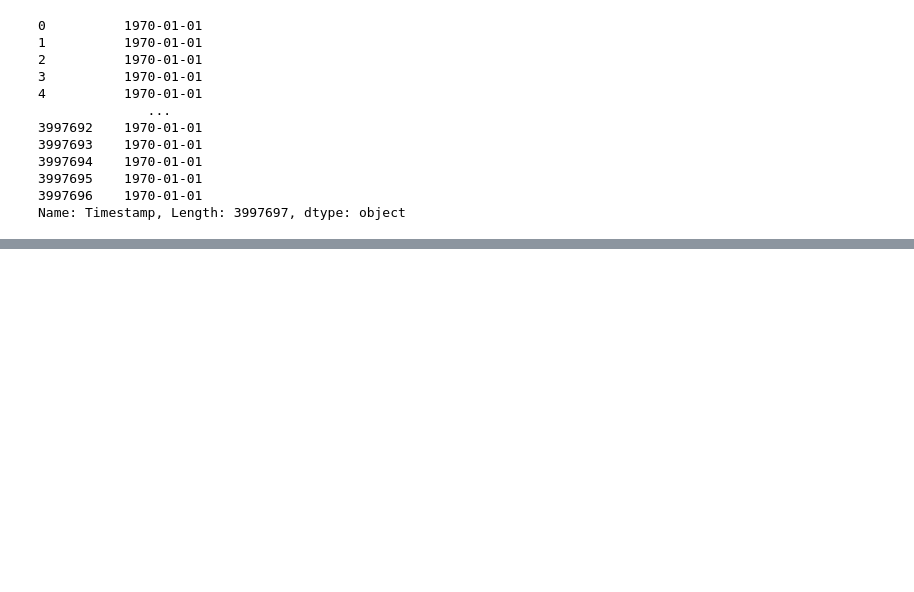
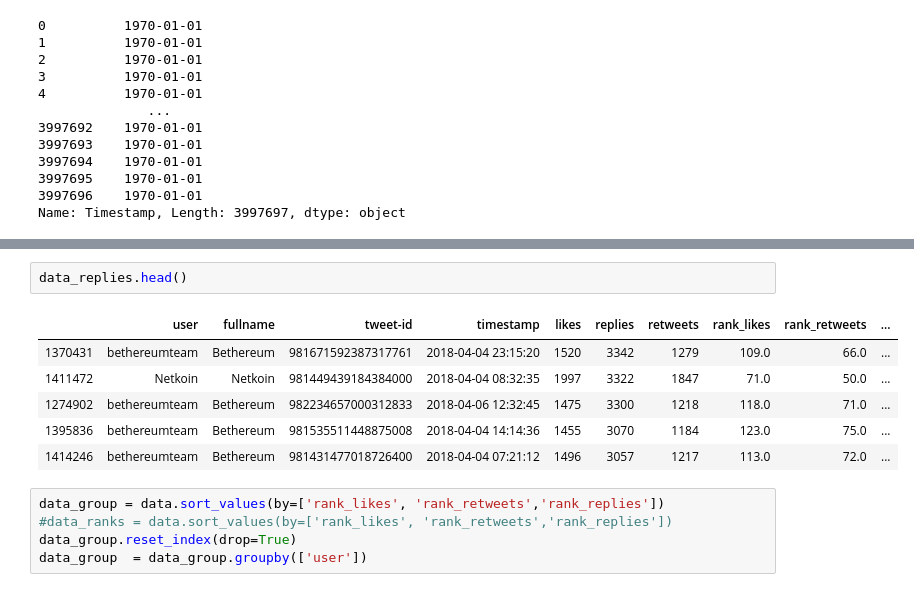
Before and after one commit to vishwakulkarni/Social-media-impact-cryptocurrency, a Jupyter notebook: Data_Mining_project.ipynb, the cells around one changed output, grey strips where cells are left out. Saved outputs shown, nothing was run; the diff lists cells and outputs as text; blank space fills up the shorter version.

```diff
--- a/Data_Mining_project.ipynb
+++ b/Data_Mining_project.ipynb
@@ -95,0 +171,14 @@ result.head()
+# %%
+data_replies.head()
+# %% [output]
+|  | user | fullname | tweet-id | timestamp | likes | replies | retweets | rank_likes | rank_retweets | ... |
+| 1370431 | bethereumteam | Bethereum | 981671592387317761 | 2018-04-04 23:15:20 | 1520 | 3342 | 1279 | 109.0 | 66.0 | ... |
+| 1411472 | Netkoin | Netkoin | 981449439184384000 | 2018-04-04 08:32:35 | 1997 | 3322 | 1847 | 71.0 | 50.0 | ... |
+| 1274902 | bethereumteam | Bethereum | 982234657000312833 | 2018-04-06 12:32:45 | 1475 | 3300 | 1218 | 118.0 | 71.0 | ... |
+| 1395836 | bethereumteam | Bethereum | 981535511448875008 | 2018-04-04 14:14:36 | 1455 | 3070 | 1184 | 123.0 | 75.0 | ... |
+| 1414246 | bethereumteam | Bethereum | 981431477018726400 | 2018-04-04 07:21:12 | 1496 | 3057 | 1217 | 113.0 | 72.0 | ... |
+# %%
+data_group = data.sort_values(by=['rank_likes', 'rank_retweets','rank_replies'])
+#data_ranks = data.sort_values(by=['rank_likes', 'rank_retweets','rank_replies'])
+data_group.reset_index(drop=True)
+data_group  = data_group.groupby(['user'])
```
Also changed, not shown: parts of 15 cells of this notebook, 2 other files.
